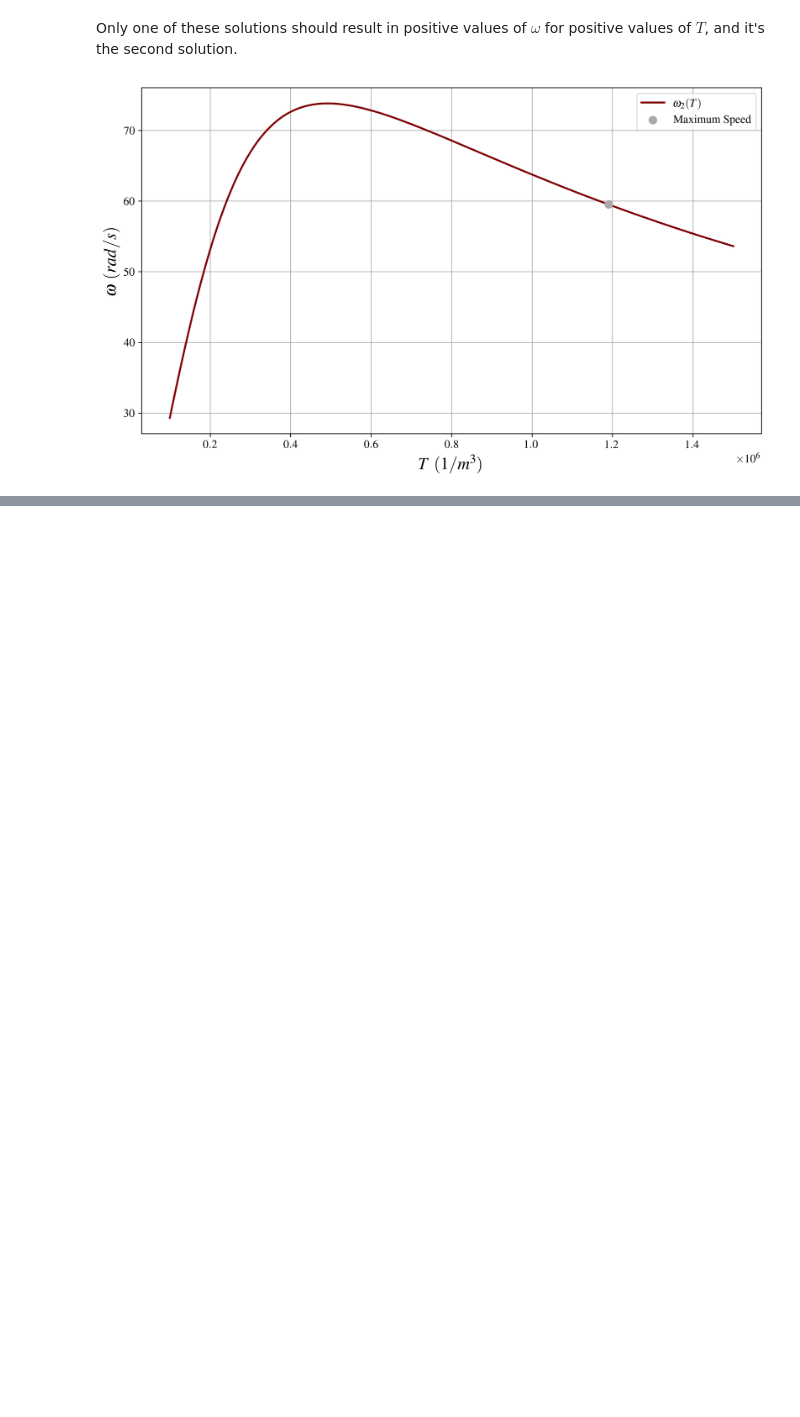
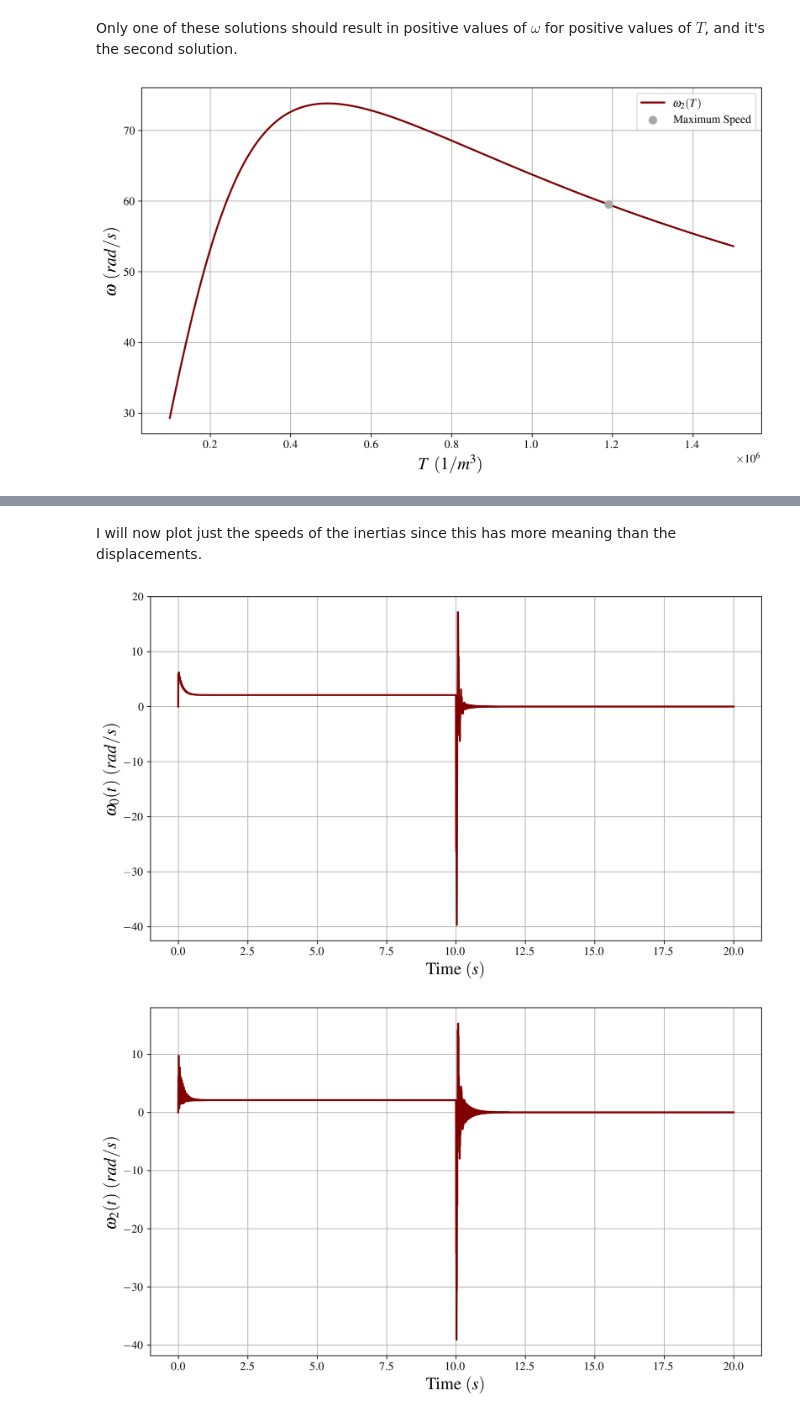
Before and after one commit to gabemorris12/dynamical_systems, a Jupyter notebook: Homework 2/Dynamical Systems Homework 2.ipynb, the cells around one changed output, grey strips where cells are left out. Saved outputs shown, nothing was run; the diff lists cells and outputs as text; code cells hidden in the pictures; blank space fills up the shorter version.

```diff
--- a/Homework 2/Dynamical Systems Homework 2.ipynb
+++ b/Homework 2/Dynamical Systems Homework 2.ipynb
@@ -518,0 +283,4 @@ At steady state, the motor is not operating at its maximum possible power (occur
+# %%
+# Second lump
+KE2 = half*I3*omega3**2 + half*I4*omega4**2 + half*I5*omega5**2
+KE2
@@ -518,0 +289,8 @@ At steady state, the motor is not operating at its maximum possible power (occur
+# %%
+KE2 = KE2.subs([
+    (omega4, omega3*T2),
+    (omega5, omega3*T3)
+])
+KE2 = sp.collect(KE2, half*omega3**2)
+Ie2 = KE2.coeff(half*omega3**2)
+KE2
@@ -518,0 +336,10 @@ At steady state, the motor is not operating at its maximum possible power (occur
+# %%
+# Solving for the first order derivatives
+state_sol = sp.solve(
+    eqs,
+    (del_A.diff(), del_B.diff(), del_C.diff(), del_D.diff(), omega0.diff(), omega2.diff(), omega3.diff(), omega6.diff(), omega7.diff()),
+    dict=True
+)[0]
+
+for key, value in state_sol.items():
+    display(sp.Eq(key, value.simplify()))
@@ -518,0 +356,6 @@ At steady state, the motor is not operating at its maximum possible power (occur
+# %%
+# Convert to matrix
+x = [del_A, del_B, del_C, del_D, omega0, omega2, omega3, omega6, omega7]
+A, b = sp.linear_eq_to_matrix(list(state_sol.values()), x)
+mat_eq = sp.Eq(sp.Matrix(list(state_sol.keys())), sp.Add(sp.MatMul(A, sp.Matrix(x)), -b))
+mat_eq
@@ -518,0 +410,18 @@ At steady state, the motor is not operating at its maximum possible power (occur
+# %% [markdown]
+I will now plot just the speeds of the inertias since this has more meaning than the displacements.
+# %%
+for i in range(4, 9):
+    omega = sol[:, i]
+    omega_label = sp.latex(x[i])
+
+    fig, ax = plt.subplots()
+
+    ax.plot(t_array, omega)
+
+    ax.set_xlabel('Time $(s)$')
+    ax.set_ylabel(fr'${omega_label}$ $(rad/s)$')
+
+plt.show()
+# %% [output]
+[figure, added]
+[figure, added]
```
Also changed, not shown: parts of 38 cells of this notebook, 2 other files.
